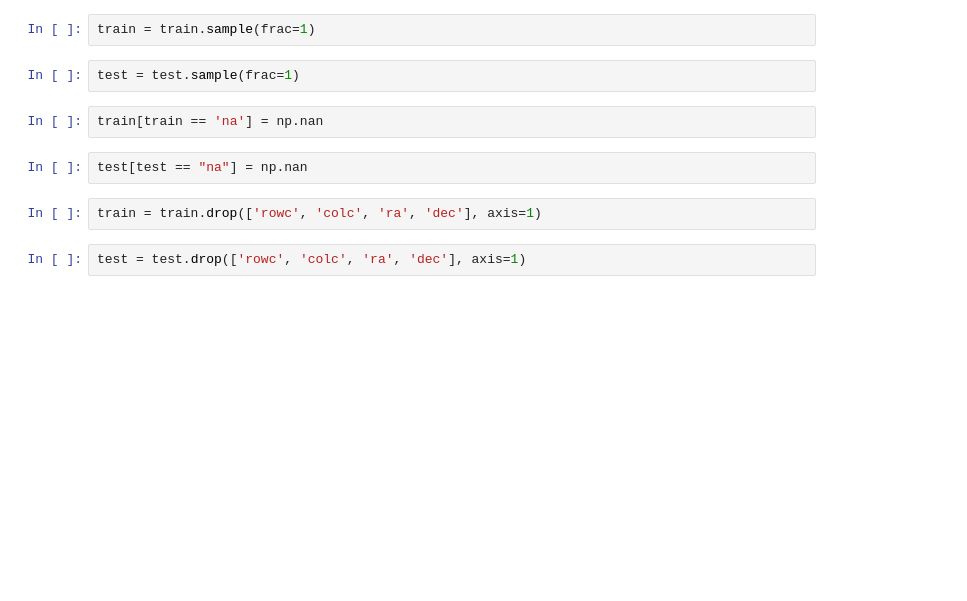
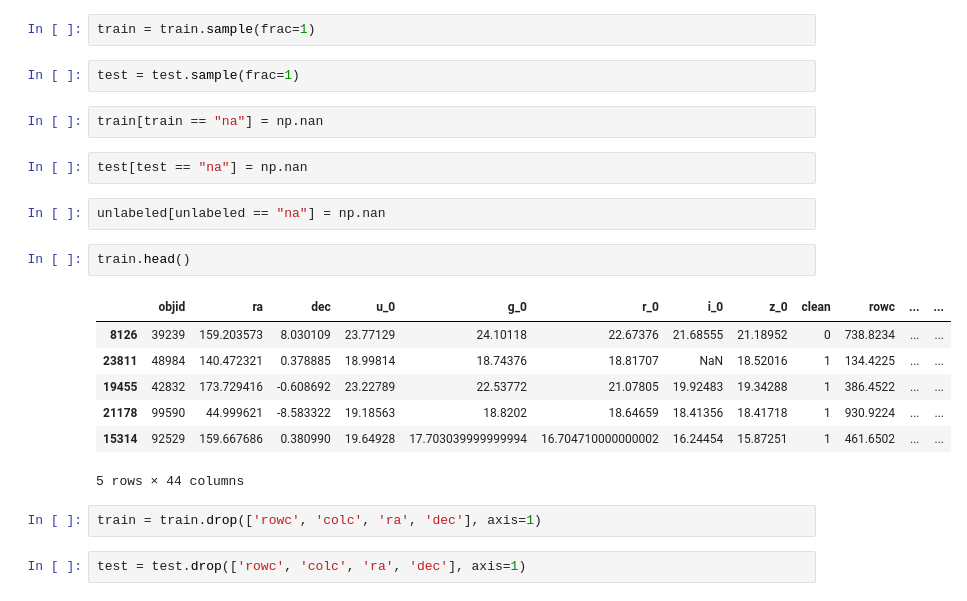
Before and after one commit to bohdan-puida/AltexSoftTask, a Jupyter notebook: model.ipynb, the cells around one changed output. Cells and saved outputs as stored; diff of their text form; blank space fills up the shorter version.

```diff
--- a/model.ipynb
+++ b/model.ipynb
@@ -9,9 +41,21 @@ train = train.sample(frac=1)
 # %%
 test = test.sample(frac=1)
 # %%
-train[train == 'na'] = np.nan
+train[train == "na"] = np.nan
 # %%
 test[test == "na"] = np.nan
+# %%
+unlabeled[unlabeled == "na"] = np.nan
+# %%
+train.head()
+# %% [output]
+|  | objid | ra | dec | u_0 | g_0 | r_0 | i_0 | z_0 | clean | rowc | ... | ... |
+| 8126 | 39239 | 159.203573 | 8.030109 | 23.77129 | 24.10118 | 22.67376 | 21.68555 | 21.18952 | 0 | 738.8234 | ... | ... |
+| 23811 | 48984 | 140.472321 | 0.378885 | 18.99814 | 18.74376 | 18.81707 | NaN | 18.52016 | 1 | 134.4225 | ... | ... |
+| 19455 | 42832 | 173.729416 | -0.608692 | 23.22789 | 22.53772 | 21.07805 | 19.92483 | 19.34288 | 1 | 386.4522 | ... | ... |
+| 21178 | 99590 | 44.999621 | -8.583322 | 19.18563 | 18.8202 | 18.64659 | 18.41356 | 18.41718 | 1 | 930.9224 | ... | ... |
+| 15314 | 92529 | 159.667686 | 0.380990 | 19.64928 | 17.703039999999994 | 16.704710000000002 | 16.24454 | 15.87251 | 1 | 461.6502 | ... | ... |
+5 rows × 44 columns
 # %%
 train = train.drop(['rowc', 'colc', 'ra', 'dec'], axis=1)
 # %%
```
Also changed, not shown: parts of 86 cells of this notebook, 1 other file.
